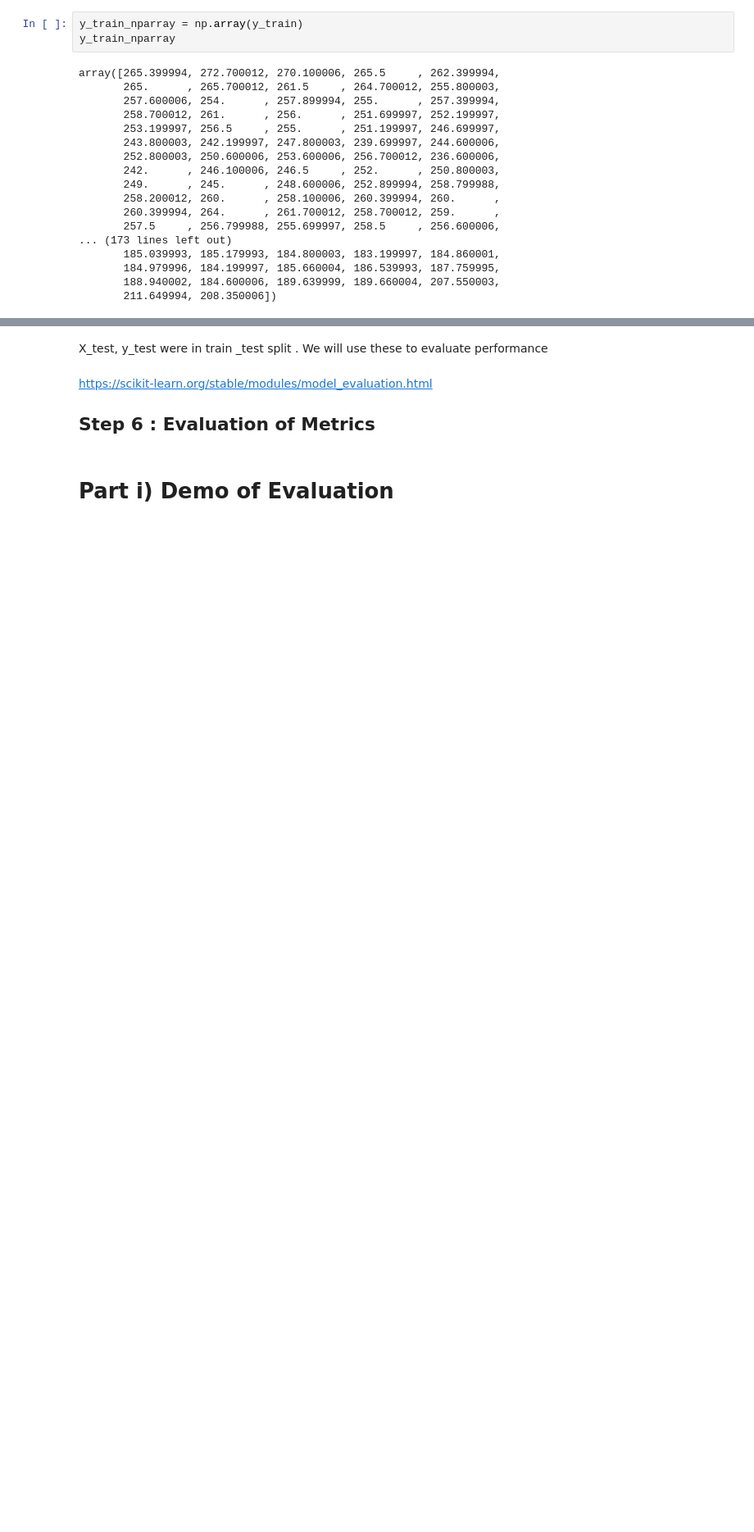
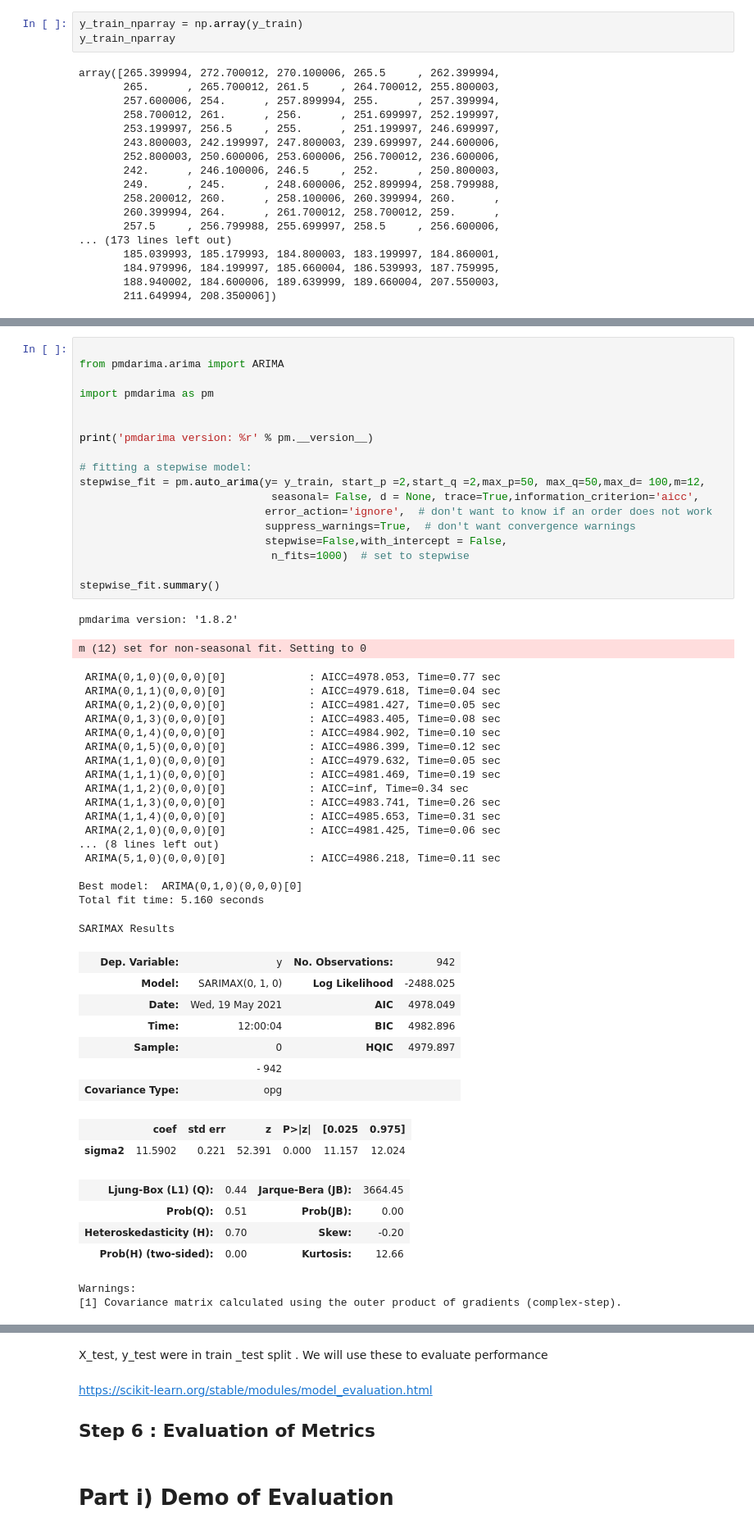
Before and after one commit to PhanindraPanthagani/TimeSeries_and_Databases, a Jupyter notebook: TimeSeries_Jupyternotebooks/ARIMA.ipynb, the cells around one changed output, grey strips where cells are left out. Shown at 82% size. Cells and saved outputs as stored; diff of their text form; blank space fills up the shorter version.

```diff
--- a/TimeSeries_Jupyternotebooks/ARIMA.ipynb
+++ b/TimeSeries_Jupyternotebooks/ARIMA.ipynb
@@ -427,0 +478,54 @@ warnings.filterwarnings('ignore', 'statsmodels.tsa.arima_model.ARIMA',
+# %%
+
+from pmdarima.arima import ARIMA
+
+import pmdarima as pm
+
+
+print('pmdarima version: %r' % pm.__version__)
+
+# fitting a stepwise model:
+stepwise_fit = pm.auto_arima(y= y_train, start_p =2,start_q =2,max_p=50, max_q=50,max_d= 100,m=12,
+                              seasonal= False, d = None, trace=True,information_criterion='aicc',
+                             error_action='ignore',  # don't want to know if an order does not work
+                             suppress_warnings=True,  # don't want convergence warnings
+                             stepwise=False,with_intercept = False,
+                              n_fits=1000)  # set to stepwise
+
+stepwise_fit.summary()
+# %% [output]
+pmdarima version: '1.8.2'
+m (12) set for non-seasonal fit. Setting to 0
+ ARIMA(0,1,0)(0,0,0)[0]             : AICC=4978.053, Time=0.77 sec
+ ARIMA(0,1,1)(0,0,0)[0]             : AICC=4979.618, Time=0.04 sec
+ ARIMA(0,1,2)(0,0,0)[0]             : AICC=4981.427, Time=0.05 sec
+ ARIMA(0,1,3)(0,0,0)[0]             : AICC=4983.405, Time=0.08 sec
+ ARIMA(0,1,4)(0,0,0)[0]             : AICC=4984.902, Time=0.10 sec
+ ARIMA(0,1,5)(0,0,0)[0]             : AICC=4986.399, Time=0.12 sec
+ ARIMA(1,1,0)(0,0,0)[0]             : AICC=4979.632, Time=0.05 sec
+ ARIMA(1,1,1)(0,0,0)[0]             : AICC=4981.469, Time=0.19 sec
+ ARIMA(1,1,2)(0,0,0)[0]             : AICC=inf, Time=0.34 sec
+ ARIMA(1,1,3)(0,0,0)[0]             : AICC=4983.741, Time=0.26 sec
+ ARIMA(1,1,4)(0,0,0)[0]             : AICC=4985.653, Time=0.31 sec
+ ARIMA(2,1,0)(0,0,0)[0]             : AICC=4981.425, Time=0.06 sec
+... (8 lines left out)
+ ARIMA(5,1,0)(0,0,0)[0]             : AICC=4986.218, Time=0.11 sec
+
+Best model:  ARIMA(0,1,0)(0,0,0)[0]
+Total fit time: 5.160 seconds
+SARIMAX Results
+| Dep. Variable: | y | No. Observations: | 942 |
+| Model: | SARIMAX(0, 1, 0) | Log Likelihood | -2488.025 |
+| Date: | Wed, 19 May 2021 | AIC | 4978.049 |
+| Time: | 12:00:04 | BIC | 4982.896 |
+| Sample: | 0 | HQIC | 4979.897 |
+|  | - 942 |  |  |
+| Covariance Type: | opg |  |  |
+|  | coef | std err | z | P>|z| | [0.025 | 0.975] |
+| sigma2 | 11.5902 | 0.221 | 52.391 | 0.000 | 11.157 | 12.024 |
+| Ljung-Box (L1) (Q): | 0.44 | Jarque-Bera (JB): | 3664.45 |
+| Prob(Q): | 0.51 | Prob(JB): | 0.00 |
+| Heteroskedasticity (H): | 0.70 | Skew: | -0.20 |
+| Prob(H) (two-sided): | 0.00 | Kurtosis: | 12.66 |
+Warnings:
+[1] Covariance matrix calculated using the outer product of gradients (complex-step).
```
Also changed, not shown: parts of 18 cells of this notebook, 13 other files.
